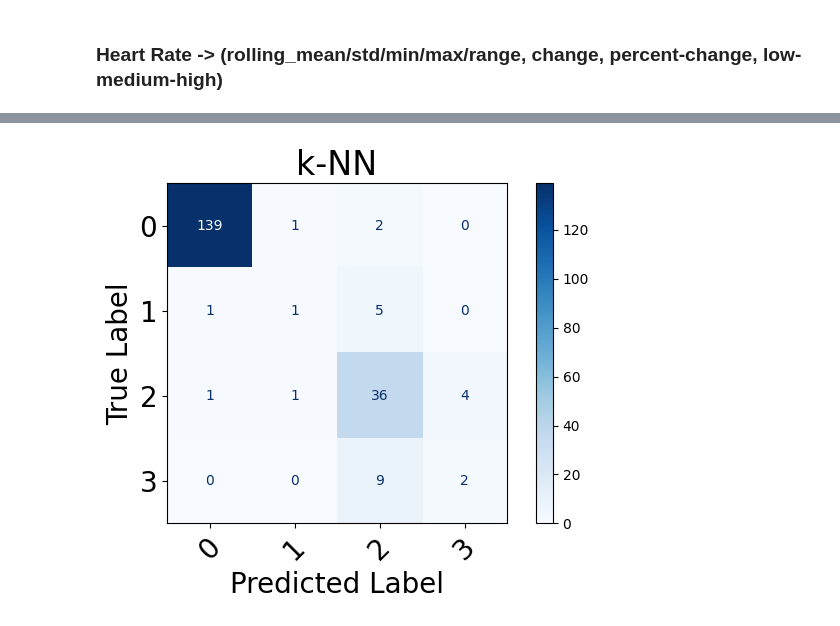
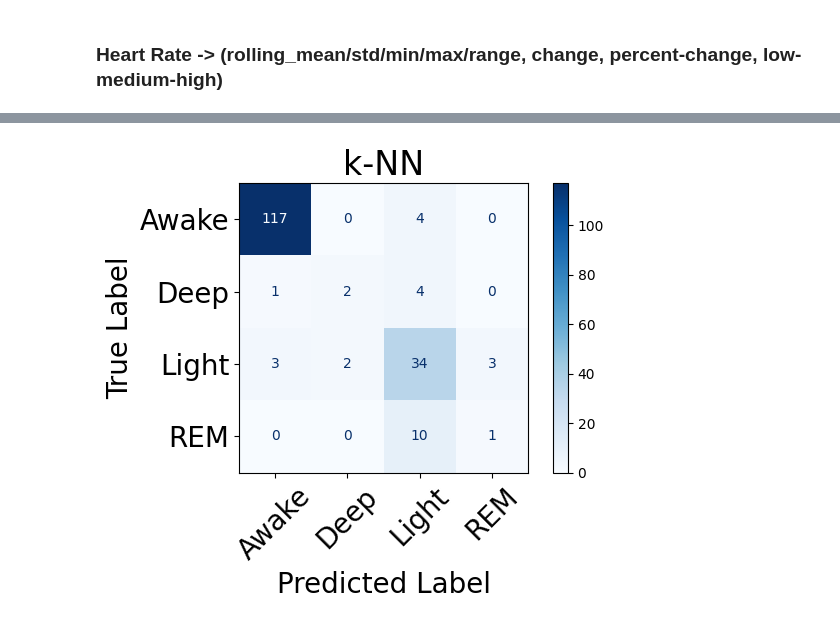
Before and after one commit to PlanetPhilip/ML4QS, a Jupyter notebook: Main.ipynb, the cells around one changed output, grey strips where cells are left out. Saved outputs shown, nothing was run; the diff lists cells and outputs as text; code cells hidden in the pictures.

```diff
--- a/Main.ipynb
+++ b/Main.ipynb
@@ -366,6 +338,6 @@ print(df.head())
 # %%
 # Drop Caffeine column
-df.drop(columns=["Caffeine"], inplace=True)
+# df.drop(columns=["Caffeine"], inplace=True)
 # %% [markdown]
 ### Heart Rate -> (rolling_mean/std/min/max/range, change, percent-change, low-medium-high)
 # %%
@@ -386,6 +356 @@ df.drop(columns=["hr_level"], inplace=True)
-# %%
-df["Sleep stage"] = df["Sleep stage"].astype("category").cat.codes
-df["prev_stage"] = df["Sleep stage"].shift(1)                             # previous sleep stage
-df["is_same_as_prev"] = (df["Sleep stage"] != df["prev_stage"]).astype(int)  # is same as previous stage ?
-df["stage_duration"] = df["is_same_as_prev"].groupby((~df["is_same_as_prev"]).cumsum()).cumsum()  # duration in current stage (resets on change)
 # %% [markdown]
@@ -393,16 +358,3 @@ df["stage_duration"] = df["is_same_as_prev"].groupby((~df["is_same_as_prev"]).cu
 # %%
-cols_to_fill = [
-    "hours_since_caffeine",
-    "hr_rolling_mean",
-    "hr_rolling_std",
-    "hr_min",
-    "hr_max",
-    "hr_range",
-    "hr_diff",
-    "hr_pct_change"
-]
-
-# First forward fill, then backward fill to catch topmost NaNs
-df[cols_to_fill] = df[cols_to_fill].ffill().bfill()
 print(df.isna().sum())
 # %% [output]
@@ -540,5 +523,46 @@ weighted avg       0.89      0.89      0.87       202
 # %%
 # k-NN (with scaling)
+cv = StratifiedKFold(n_splits=5, shuffle=True, random_state=42)
+knn = KNeighborsClassifier()
+
+# Store results
+scores = []
+feature_counts = range(1, X.shape[1])
+
+for k in feature_counts:
+    sfs = SequentialFeatureSelector(
+        estimator=knn,
+        n_features_to_select=k,
+        direction="forward",
+        scoring="f1_macro",
+        cv=cv,
+        n_jobs=-1
+    )
+    sfs.fit(X, y)
+    selected_features = X.columns[sfs.get_support()]
+    X_k = X[selected_features]
+
+    score = cross_val_score(knn, X_k, y, cv=cv, scoring="f1_macro", n_jobs=-1).mean()
+    scores.append(score)
+
+# Select best number of features
+best_k = feature_counts[scores.index(max(scores))]
+print(f"\n✅ Best number of features: {best_k}")
+
+# Final SFS with best_k
+final_sfs = SequentialFeatureSelector(
+    estimator=knn,
+    n_features_to_select=best_k,
+    direction="forward",
+    scoring="f1_macro",
+    cv=cv,
+    n_jobs=-1
+)
+final_sfs.fit(X, y)
+X_selected = X.loc[:, final_sfs.get_support()]
+print("✅ Final selected features:", list(X_selected.columns))
+
+# Define pipeline and grid
 knn_pipeline = Pipeline([
     ("scaler", StandardScaler()),
     ("knn", KNeighborsClassifier())
@@ -548,5 +572,27 @@ knn_grid = {
     "knn__weights": ["uniform", "distance"]
 }
 
-best_knn = train_and_evaluate(X, y, knn_pipeline, knn_grid, model_name="k-NN", use_rfecv=False)
+# Train and evaluate
+best_knn = train_and_evaluate(
+    X_selected, y,
+    knn_pipeline,
+    knn_grid,
+    model_name="k-NN",
+    label_names=label_names,
+    use_rfecv=False
+)
+
+# Plot sfs graph
+plt.figure(figsize=(8, 5))
+plt.plot(feature_counts, scores, marker='o')
+plt.xlabel("Number of Selected Features", fontsize=20)
+plt.ylabel("Cross-Validated F1 Macro Score", fontsize=20)
+plt.title("Sequential Feature Selection (k-NN)", fontsize=24)
+plt.xticks(fontsize=18)
+plt.yticks(fontsize=18)
+plt.grid(True)
+plt.tight_layout()
+graph_path = os.path.expanduser("~/Desktop/knn_sfs_plot.png")
+plt.savefig(graph_path, dpi=300)
+plt.show()
 # %% [output]
@@ -569 +618 @@ weighted avg       0.87      0.88      0.87       202
-[figure, old version]
+[figure, new version]
```
Also changed, not shown: parts of 22 cells of this notebook, 1 other file.
